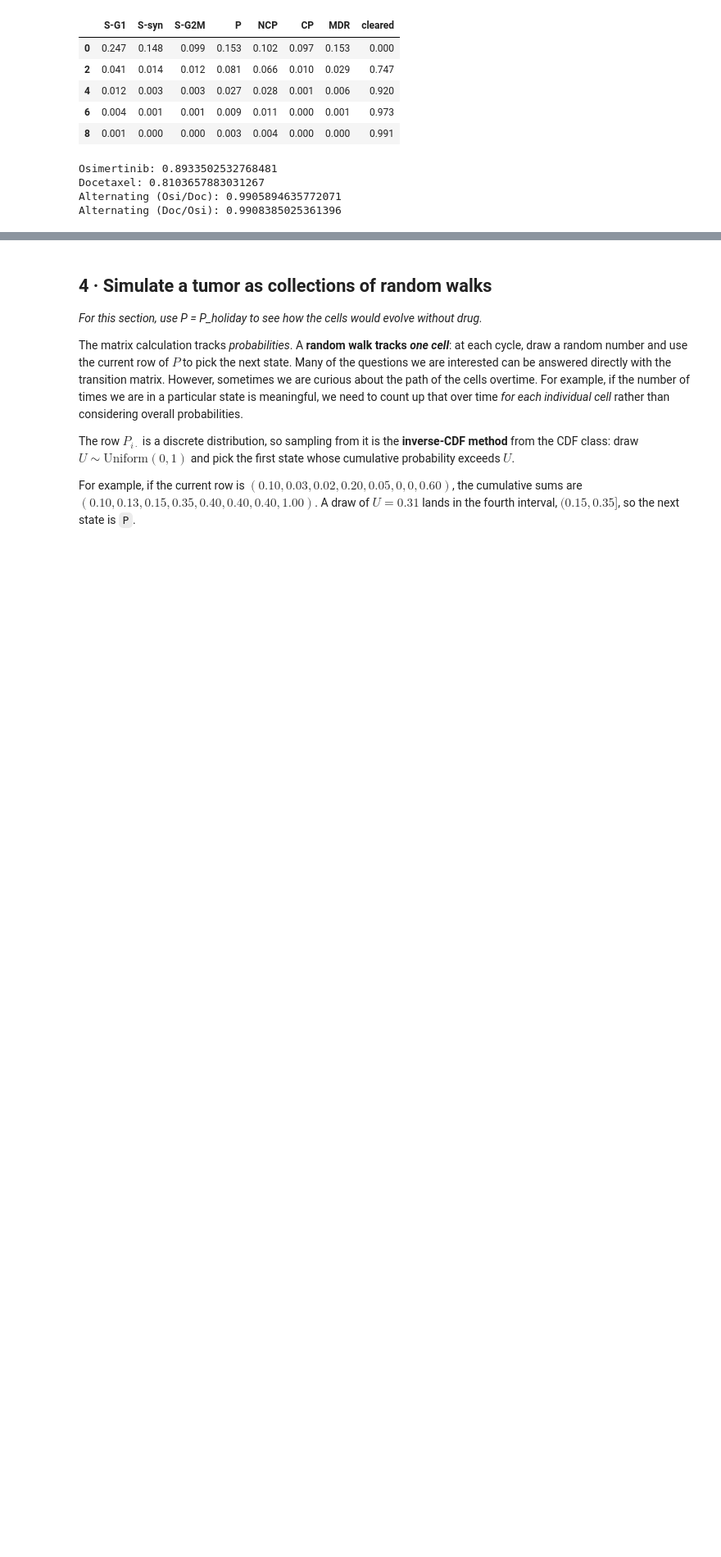
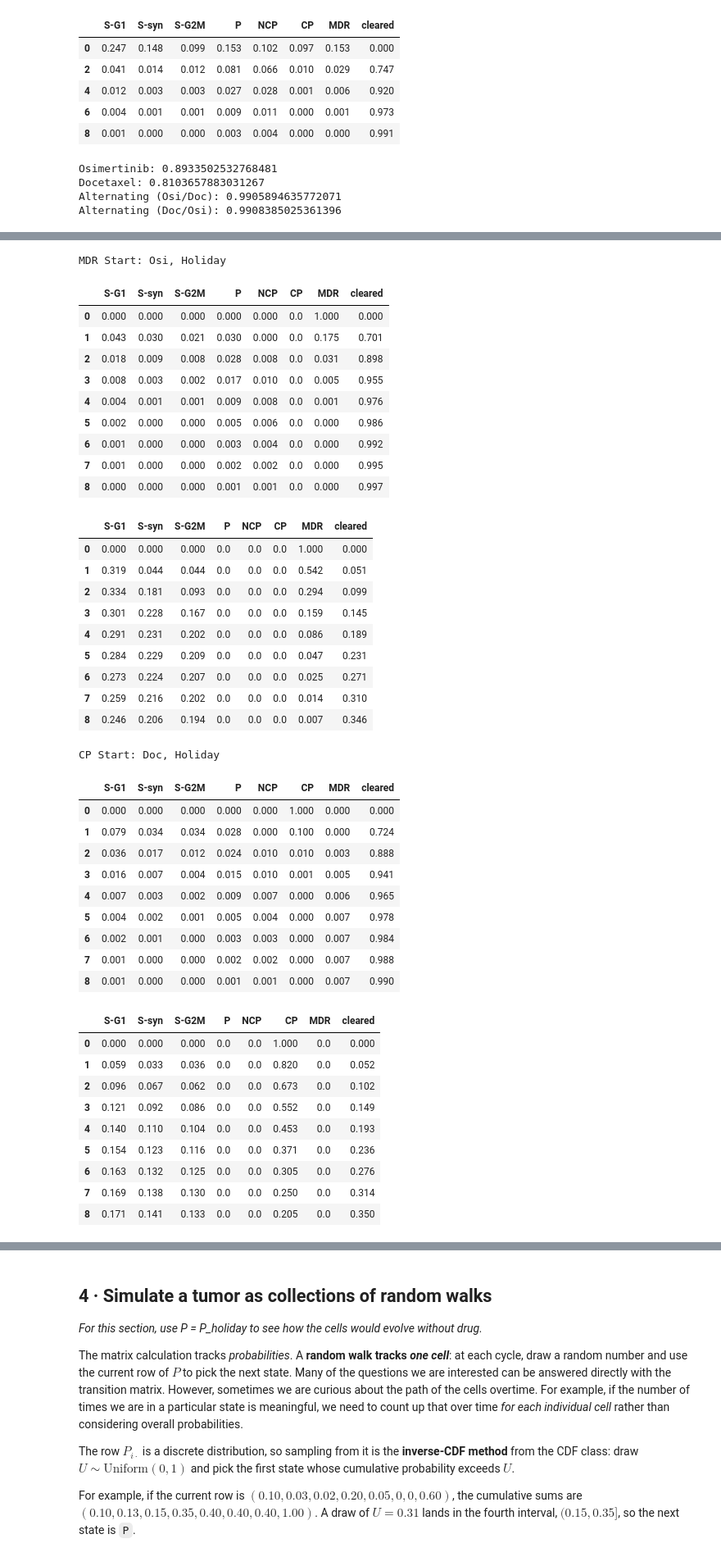
Before and after one commit to ae-phillips/uu_markov, a Jupyter notebook: lab_2/Lab09_markov_chain_cells.ipynb, the cells around one changed output, grey strips where cells are left out. Shown at 82% size. Drawn from its saved outputs; the diff is of its cells as text; code cells hidden in the pictures; blank space fills up the shorter version.

```diff
--- a/lab_2/Lab09_markov_chain_cells.ipynb
+++ b/lab_2/Lab09_markov_chain_cells.ipynb
@@ -513,0 +565,68 @@ Alternating (Doc/Osi): 0.9908385025361396
+# %%
+traj_mdr_osi = evolve(pi_mdr, P_osi, 8)
+traj_mdr_doc = evolve(pi_mdr, P_doc, 8)
+traj_mdr_holiday = evolve(pi_mdr, P_holiday, 8)
+
+print("MDR Start: Osi, Holiday")
+display(pd.DataFrame(traj_mdr_osi, columns=OUTCOMES).round(3))
+display(pd.DataFrame(traj_mdr_holiday, columns=OUTCOMES).round(3))
+
+traj_cp_osi = evolve(pi_cp, P_osi, 8)
+traj_cp_doc = evolve(pi_cp, P_doc, 8)
+traj_cp_holiday = evolve(pi_cp, P_holiday, 8)
+
+print("CP Start: Doc, Holiday")
+display(pd.DataFrame(traj_cp_doc, columns=OUTCOMES).round(3))
+display(pd.DataFrame(traj_cp_holiday, columns=OUTCOMES).round(3))
+
+traj_p_osi = evolve(pi_p, P_osi, 8)
+traj_p_doc = evolve(pi_p, P_doc, 8)
+traj_p_holiday = evolve(pi_p, P_holiday, 8)
+
+print("P Start: Osi, Doc, Holiday")
+display(pd.DataFrame(traj_p_osi, columns=OUTCOMES).round(3))
+display(pd.DataFrame(traj_p_doc, columns=OUTCOMES).round(3))
+display(pd.DataFrame(traj_p_holiday, columns=OUTCOMES).round(3))
+# %% [output]
+MDR Start: Osi, Holiday
+|  | S-G1 | S-syn | S-G2M | P | NCP | CP | MDR | cleared |
+| 0 | 0.000 | 0.000 | 0.000 | 0.000 | 0.000 | 0.0 | 1.000 | 0.000 |
+| 1 | 0.043 | 0.030 | 0.021 | 0.030 | 0.000 | 0.0 | 0.175 | 0.701 |
+| 2 | 0.018 | 0.009 | 0.008 | 0.028 | 0.008 | 0.0 | 0.031 | 0.898 |
+| 3 | 0.008 | 0.003 | 0.002 | 0.017 | 0.010 | 0.0 | 0.005 | 0.955 |
+| 4 | 0.004 | 0.001 | 0.001 | 0.009 | 0.008 | 0.0 | 0.001 | 0.976 |
+| 5 | 0.002 | 0.000 | 0.000 | 0.005 | 0.006 | 0.0 | 0.000 | 0.986 |
+| 6 | 0.001 | 0.000 | 0.000 | 0.003 | 0.004 | 0.0 | 0.000 | 0.992 |
+| 7 | 0.001 | 0.000 | 0.000 | 0.002 | 0.002 | 0.0 | 0.000 | 0.995 |
+| 8 | 0.000 | 0.000 | 0.000 | 0.001 | 0.001 | 0.0 | 0.000 | 0.997 |
+|  | S-G1 | S-syn | S-G2M | P | NCP | CP | MDR | cleared |
+| 0 | 0.000 | 0.000 | 0.000 | 0.0 | 0.0 | 0.0 | 1.000 | 0.000 |
+| 1 | 0.319 | 0.044 | 0.044 | 0.0 | 0.0 | 0.0 | 0.542 | 0.051 |
+| 2 | 0.334 | 0.181 | 0.093 | 0.0 | 0.0 | 0.0 | 0.294 | 0.099 |
+| 3 | 0.301 | 0.228 | 0.167 | 0.0 | 0.0 | 0.0 | 0.159 | 0.145 |
+| 4 | 0.291 | 0.231 | 0.202 | 0.0 | 0.0 | 0.0 | 0.086 | 0.189 |
+| 5 | 0.284 | 0.229 | 0.209 | 0.0 | 0.0 | 0.0 | 0.047 | 0.231 |
+| 6 | 0.273 | 0.224 | 0.207 | 0.0 | 0.0 | 0.0 | 0.025 | 0.271 |
+| 7 | 0.259 | 0.216 | 0.202 | 0.0 | 0.0 | 0.0 | 0.014 | 0.310 |
+| 8 | 0.246 | 0.206 | 0.194 | 0.0 | 0.0 | 0.0 | 0.007 | 0.346 |
+CP Start: Doc, Holiday
+|  | S-G1 | S-syn | S-G2M | P | NCP | CP | MDR | cleared |
+| 0 | 0.000 | 0.000 | 0.000 | 0.000 | 0.000 | 1.000 | 0.000 | 0.000 |
+| 1 | 0.079 | 0.034 | 0.034 | 0.028 | 0.000 | 0.100 | 0.000 | 0.724 |
+| 2 | 0.036 | 0.017 | 0.012 | 0.024 | 0.010 | 0.010 | 0.003 | 0.888 |
+| 3 | 0.016 | 0.007 | 0.004 | 0.015 | 0.010 | 0.001 | 0.005 | 0.941 |
+| 4 | 0.007 | 0.003 | 0.002 | 0.009 | 0.007 | 0.000 | 0.006 | 0.965 |
+| 5 | 0.004 | 0.002 | 0.001 | 0.005 | 0.004 | 0.000 | 0.007 | 0.978 |
+| 6 | 0.002 | 0.001 | 0.000 | 0.003 | 0.003 | 0.000 | 0.007 | 0.984 |
+| 7 | 0.001 | 0.000 | 0.000 | 0.002 | 0.002 | 0.000 | 0.007 | 0.988 |
+| 8 | 0.001 | 0.000 | 0.000 | 0.001 | 0.001 | 0.000 | 0.007 | 0.990 |
+|  | S-G1 | S-syn | S-G2M | P | NCP | CP | MDR | cleared |
+| 0 | 0.000 | 0.000 | 0.000 | 0.0 | 0.0 | 1.000 | 0.0 | 0.000 |
+| 1 | 0.059 | 0.033 | 0.036 | 0.0 | 0.0 | 0.820 | 0.0 | 0.052 |
+| 2 | 0.096 | 0.067 | 0.062 | 0.0 | 0.0 | 0.673 | 0.0 | 0.102 |
+| 3 | 0.121 | 0.092 | 0.086 | 0.0 | 0.0 | 0.552 | 0.0 | 0.149 |
+| 4 | 0.140 | 0.110 | 0.104 | 0.0 | 0.0 | 0.453 | 0.0 | 0.193 |
+| 5 | 0.154 | 0.123 | 0.116 | 0.0 | 0.0 | 0.371 | 0.0 | 0.236 |
+| 6 | 0.163 | 0.132 | 0.125 | 0.0 | 0.0 | 0.305 | 0.0 | 0.276 |
+| 7 | 0.169 | 0.138 | 0.130 | 0.0 | 0.0 | 0.250 | 0.0 | 0.314 |
+| 8 | 0.171 | 0.141 | 0.133 | 0.0 | 0.0 | 0.205 | 0.0 | 0.350 |
```
Also changed, not shown: parts of 4 cells of this notebook.
